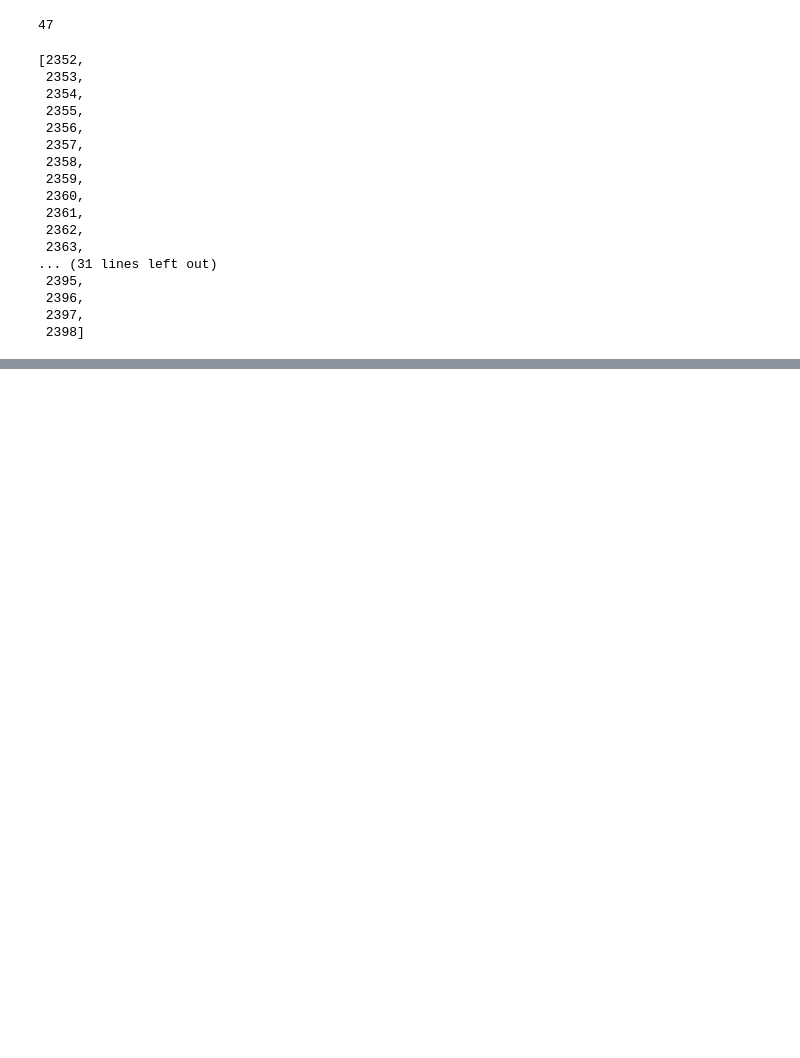
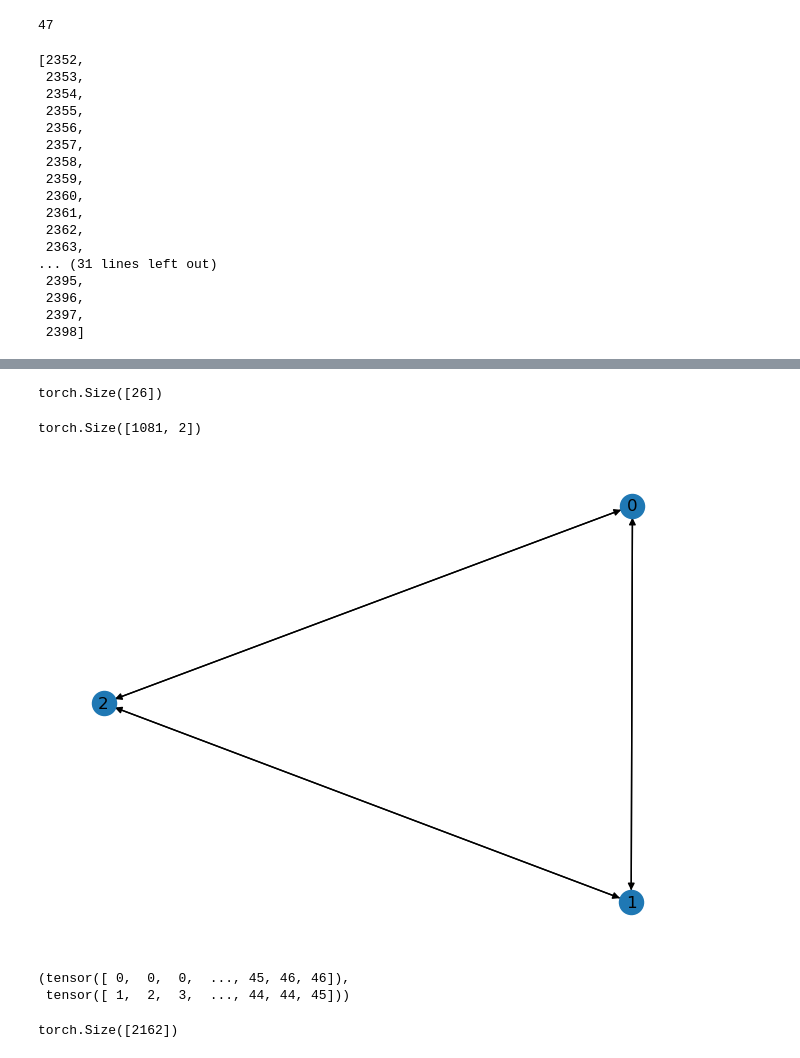
Before and after one commit to soham-chitnis10/VRD-IU, a Jupyter notebook: predictor.ipynb, the cells around one changed output, grey strips where cells are left out. Saved outputs shown, nothing was run; the diff lists cells and outputs as text; code cells hidden in the pictures; blank space fills up the shorter version.

```diff
--- a/predictor.ipynb
+++ b/predictor.ipynb
@@ -80,0 +92,26 @@ FileNotFoundError: [Errno 2] No such file or directory: 'train_visual_features/2
+# %%
+model(G,feats).shape
+# %% [output]
+torch.Size([26])
+# %%
+G2 = dgl.DGLGraph()
+G2.add_nodes(47)
+# %%
+node_pairs = torch.combinations(torch.arange(G2.num_nodes()),r=2)
+G2.add_edges(node_pairs[:,0],node_pairs[:,1])
+G2.add_edges(node_pairs[:,1],node_pairs[:,0])
+# %%
+node_pairs.shape
+# %% [output]
+torch.Size([1081, 2])
+# %%
+import networkx as nx
+g = G2.to_networkx()
+nx.draw(g,with_labels=True)
+# %% [output]
+[figure, added]
+# %%
+G2.edges()
+# %% [output]
+(tensor([ 0,  0,  0,  ..., 45, 46, 46]),
+ tensor([ 1,  2,  3,  ..., 44, 44, 45]))
@@ -80,0 +120,4 @@ FileNotFoundError: [Errno 2] No such file or directory: 'train_visual_features/2
+# %%
+scores.shape
+# %% [output]
+torch.Size([2162])
```
Also changed, not shown: parts of 38 cells of this notebook.
